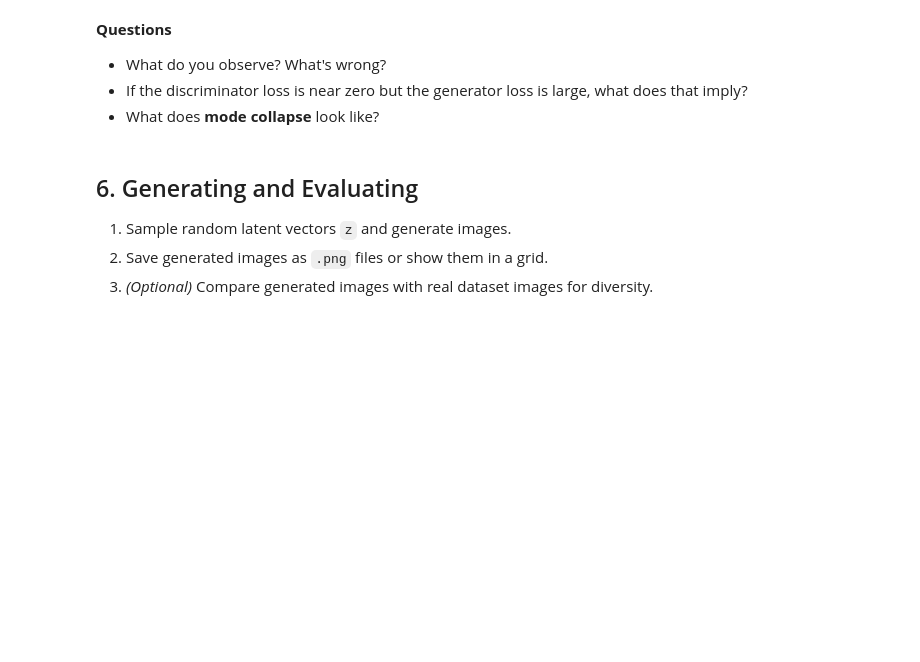
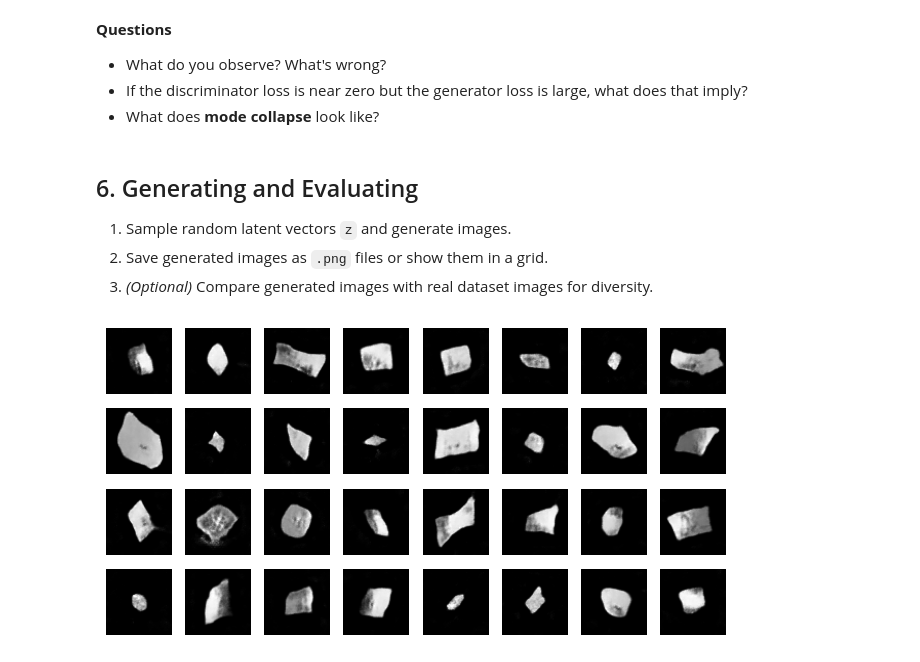
Before and after one commit to EmineOA/GenAI, a Jupyter notebook: cours 2 GAN/TP_2_1_GAN_Lego.ipynb, the cells around one changed output. Drawn from its saved outputs; the diff is of its cells as text; code cells hidden in the pictures; blank space fills up the shorter version.

```diff
--- a/cours 2 GAN/TP_2_1_GAN_Lego.ipynb
+++ b/cours 2 GAN/TP_2_1_GAN_Lego.ipynb
@@ -149,24 +194,28 @@ class Generator(nn.Module):
         super(Generator, self).__init__()
         self.model = nn.Sequential(
             # Input: (Z_DIM, 1, 1)
-            nn.ConvTranspose2d(Z_DIM, xxx, 4, 1, 0, bias=False),
-            nn.BatchNorm2d(xxx),
+            nn.ConvTranspose2d(Z_DIM, 512, 4, 1, 0, bias=False),
+            nn.BatchNorm2d(512),
             nn.LeakyReLU(0.2, inplace=True),
 
-            nn.xxx(xxx, xxx, 4, 2, 1, bias=False),
-            nn.xxx(xxx),
-            nn.xxx(0.2, inplace=True),
+            # Output: (512, 4, 4)
+            nn.ConvTranspose2d(512, 256, 4, 2, 1, bias=False),
+            nn.BatchNorm2d(256),
+            nn.LeakyReLU(0.2, inplace=True),
 
-            nn.xxx(xxx, xxx, 4, 2, 1, bias=False),
-            nn.xxx(xxx),
-            nn.xxx(0.2, inplace=True),
+            # Output: (256, 8, 8)
+            nn.ConvTranspose2d(256, 128, 4, 2, 1, bias=False),
+            nn.BatchNorm2d(128),
+            nn.LeakyReLU(0.2, inplace=True),
 
-            nn.xxx(xxx, xxx, 4, 2, 1, bias=False),
-            nn.xxx(xxx),
-            nn.xxx(0.2, inplace=True),
+            # Output: (128, 16, 16)
+            nn.ConvTranspose2d(128, 64, 4, 2, 1, bias=False),
+            nn.BatchNorm2d(64),
+            nn.LeakyReLU(0.2, inplace=True),
 
-            nn.xxx(xxx, CHANNELS, 4, 2, 1, bias=False),
-            nn.xxx()  # activation [-1, 1]
+            # Output: (64, 32, 32)
+            nn.ConvTranspose2d(64, CHANNELS, 4, 2, 1, bias=False),
+            nn.Tanh()  # activation [-1, 1]
             # Output: (CHANNELS, 64, 64)
         )
 
@@ -184,9 +233,9 @@ generator = Generator().to(DEVICE)
 3. **Optional:** Add small noise to the labels so the discriminator does not overpower the generator.
 # %%
 # Losses & Optimizers
-criterion = nn.xxx()  # Binary Cross Entropy
-d_optimizer = xxx.xxx(xxx.parameters(), lr=LEARNING_RATE, betas=(BETA1, BETA2))
-g_optimizer = optim.Adam(xxx.parameters(), lr=LEARNING_RATE, betas=(BETA1, BETA2))
+criterion = nn.BCELoss()  # Binary Cross Entropy
+d_optimizer = optim.Adam(critic.parameters(), lr=LEARNING_RATE, betas=(BETA1, BETA2))
+g_optimizer = optim.Adam(generator.parameters(), lr=LEARNING_RATE, betas=(BETA1, BETA2))
 # %% [markdown]
 ### 3.1 Training Loop
 
@@ -271,7 +322,7 @@ If training does not work, the exercise proposes loading pre-trained generator a
 # %%
 # Load state dictionaries
 # GEN_PATH and CRITIC_PATH must be supplied
-generator.load_state_dict(torch.load(GEN_PATH, map_location=DEVICE))
-critic.load_state_dict(torch.load(CRITIC_PATH, map_location=DEVICE))
+generator.load_state_dict(torch.load("/content/models/tp2-1_simple_generator.pth", map_location=DEVICE))
+critic.load_state_dict(torch.load("/content/models/tp2-1_simple_discriminator.pth", map_location=DEVICE))
 generator.eval()
 critic.eval()
@@ -310,13 +381,15 @@ plt.show()
 # %%
 # Sampling: Generate a grid of images from random noise
 grid_width, grid_height = (8, 4)
-z_sample = torch.xxx(xxx * xxx, xxx, 1, 1, device=DEVICE)
-gen_imgs = xxx(z_sample).cpu().detach()
+z_sample = torch.randn(grid_width * grid_height, Z_DIM, 1, 1, device=DEVICE)
+gen_imgs = generator(z_sample).cpu().detach()
 
 fig = plt.figure(figsize=(grid_width, grid_height))
 for i in range(grid_width * grid_height):
     ax = fig.add_subplot(grid_height, grid_width, i + 1)
     ax.axis("off")
     # Each image shape: (1, 64, 64)
     ax.imshow(gen_imgs[i, 0, :, :], cmap="gray")
 plt.show()
+# %% [output]
+[figure, added]
```
Also changed, not shown: parts of 10 cells of this notebook.
